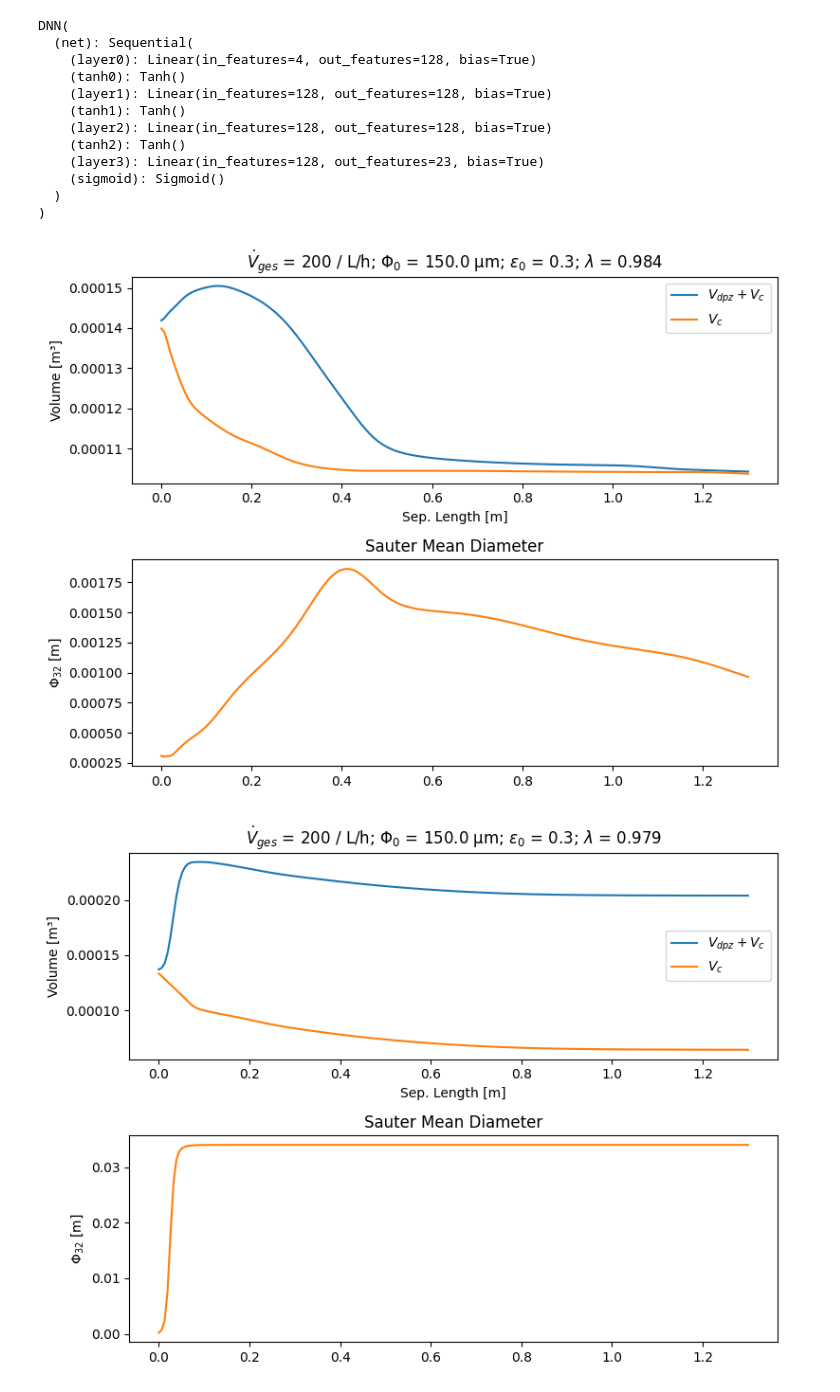
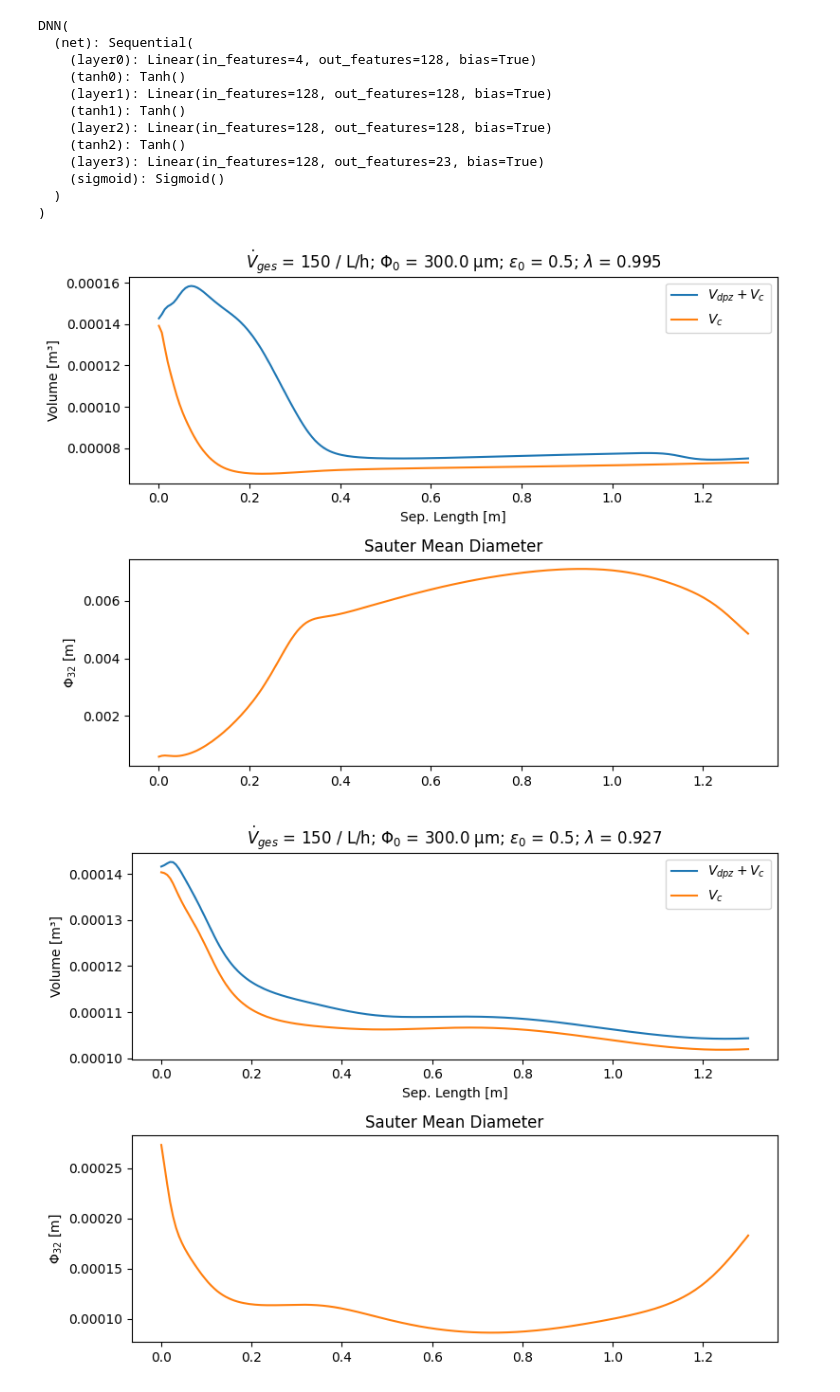
Before and after one commit to iagr98/MA-DNN, a Jupyter notebook: PINN_run.ipynb, the cells around one changed output. Drawn from its saved outputs; the diff is of its cells as text; code cells hidden in the pictures.

Commit message:
Ran training with inverse-dirichlet

```diff
--- a/PINN_run.ipynb
+++ b/PINN_run.ipynb
@@ -74,7 +74,7 @@ dnn.model.eval()  # Set to evaluation mode
 pinn = PINN(N_colloc, filename, hidden_layers)
 pinn.create_model()
 
-pinn.model.load_state_dict(torch.load("PINN_softadapt.pt"))
+pinn.model.load_state_dict(torch.load("PINN_inverse_dirichlet.pt"))
 pinn.model.eval()  # Set to evaluation mode
 # %% [output]
 DNN model created succesfully. Structure:  [4, 128, 128, 128, 23]
@@ -93,9 +93,9 @@ DNN(
 )
 # %%
 # vector x
-dV_ges = 200
-eps_0 = 0.3
-phi_0 = 150e-6
+dV_ges = 150
+eps_0 = 0.5
+phi_0 = 300e-6
 _, _, d_j, _ = fun.initialize_boundary_conditions(eps_0, phi_0, 2.5*phi_0, 'Output', N_D=20, plot=False)
 
 
@@ -133,12 +133,12 @@ ax2.set_title('Sauter Mean Diameter')
 plt.tight_layout()
 plt.show()
 # %% [output]
-[figure, old version]
+[figure, new version]
 # %%
 # vector x
-dV_ges = 200
-eps_0 = 0.3
-phi_0 = 150e-6
+dV_ges = 150
+eps_0 = 0.5
+phi_0 = 300e-6
 _, _, d_j, _ = fun.initialize_boundary_conditions(eps_0, phi_0, 2.5*phi_0, 'Output', N_D=20, plot=False)
 
 
@@ -147,31 +147,31 @@ Y_list = hf_PINN.predict_outputs_np(pinn.model, dV_ges=dV_ges, eps_0=eps_0, phi_
 Y_list = np.array(Y_list)
 
 phi_32_x = Y_list[:,2]
 V_c_x = Y_list[:,1]
 V_dpz_x = Y_list[:,0]
 N_j = Y_list[:,3:]
 lam = hf.calc_efficiency(d_j, N_j)
 
 
 fig, (ax1, ax2) = plt.subplots(2, 1, figsize=(8, 6))  # eine Zeile, zwei Spalten
 
 # --- Subplot 1 ---
 ax1.plot(x_line, V_c_x + V_dpz_x, label=r'$V_{dpz}+V_{c}$')
 ax1.plot(x_line, V_c_x, label=r'$V_c$')
 ax1.set_ylabel('Volume [m³]')
 ax1.set_title(rf'$\dot{{V}}_{{ges}}$ = {dV_ges} / L/h; '
               rf'$\Phi_0$ = {1e6*phi_0} µm; '
               rf'$\epsilon_0$ = {eps_0}; '
               rf'$\lambda$ = {lam:.3f}')
 ax1.legend()
 
 # --- Subplot 2 ---
 ax2.plot(x_line, phi_32_x, color='tab:orange')
 ax2.set_ylabel(r'$\Phi_{32}$ [m]')
 ax1.set_xlabel('Sep. Length [m]')
 ax2.set_title('Sauter Mean Diameter')
 
 plt.tight_layout()
 plt.show()
 # %% [output]
-[figure, old version]
+[figure, new version]
```
Also changed, not shown: parts of 3 cells of this notebook, 1 other file.
